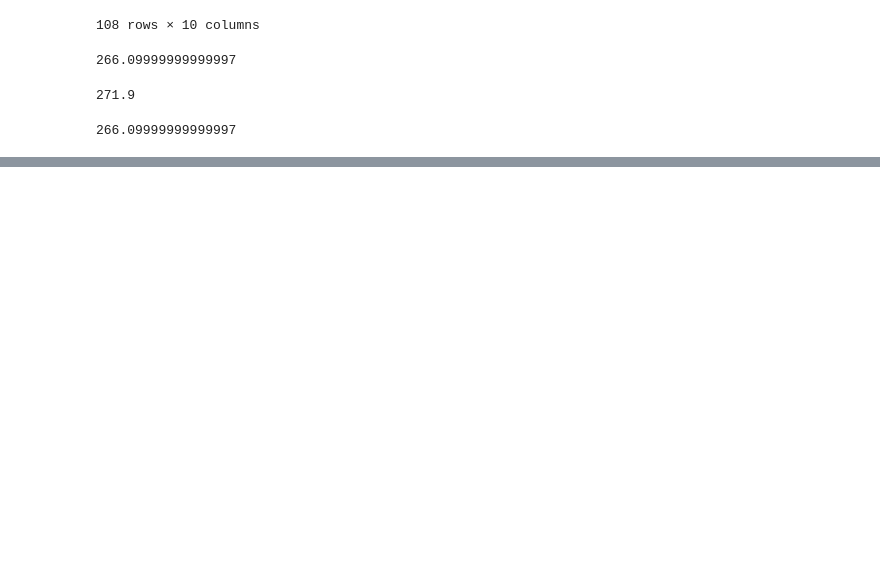
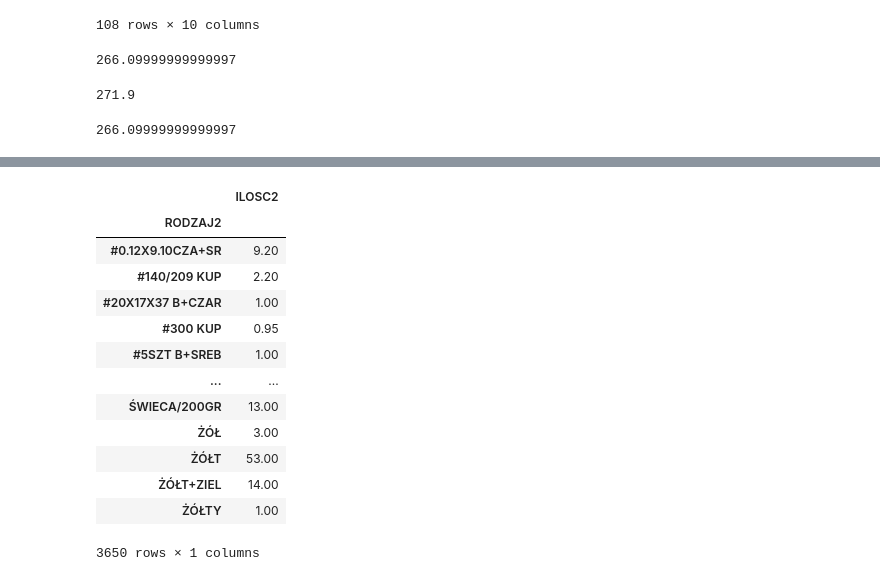
Before and after one commit to plggrzybuch/reklamacje, a Jupyter notebook: raport_felery.ipynb, the cells around one changed output, grey strips where cells are left out. Saved outputs shown, nothing was run; the diff lists cells and outputs as text; code cells hidden in the pictures; blank space fills up the shorter version.

```diff
--- a/raport_felery.ipynb
+++ b/raport_felery.ipynb
@@ -423,0 +481,17 @@ df_belki.loc[df_belki['ILOSC2']>0].loc[df_belki['ILOSC1']==0].loc[(df_belki['NAZ
+# %%
+_a.groupby('RODZAJ2').agg({'ILOSC2':'sum'})
+# %% [output]
+|  | ILOSC2 |
+| RODZAJ2 |  |
+| #0.12X9.10CZA+SR | 9.20 |
+| #140/209 KUP | 2.20 |
+| #20X17X37 B+CZAR | 1.00 |
+| #300 KUP | 0.95 |
+| #5SZT B+SREB | 1.00 |
+| ... | ... |
+| ŚWIECA/200GR | 13.00 |
+| ŻÓŁ | 3.00 |
+| ŻÓŁT | 53.00 |
+| ŻÓŁT+ZIEL | 14.00 |
+| ŻÓŁTY | 1.00 |
+3650 rows × 1 columns
```
Also changed, not shown: parts of 12 cells of this notebook, 1 other file.
